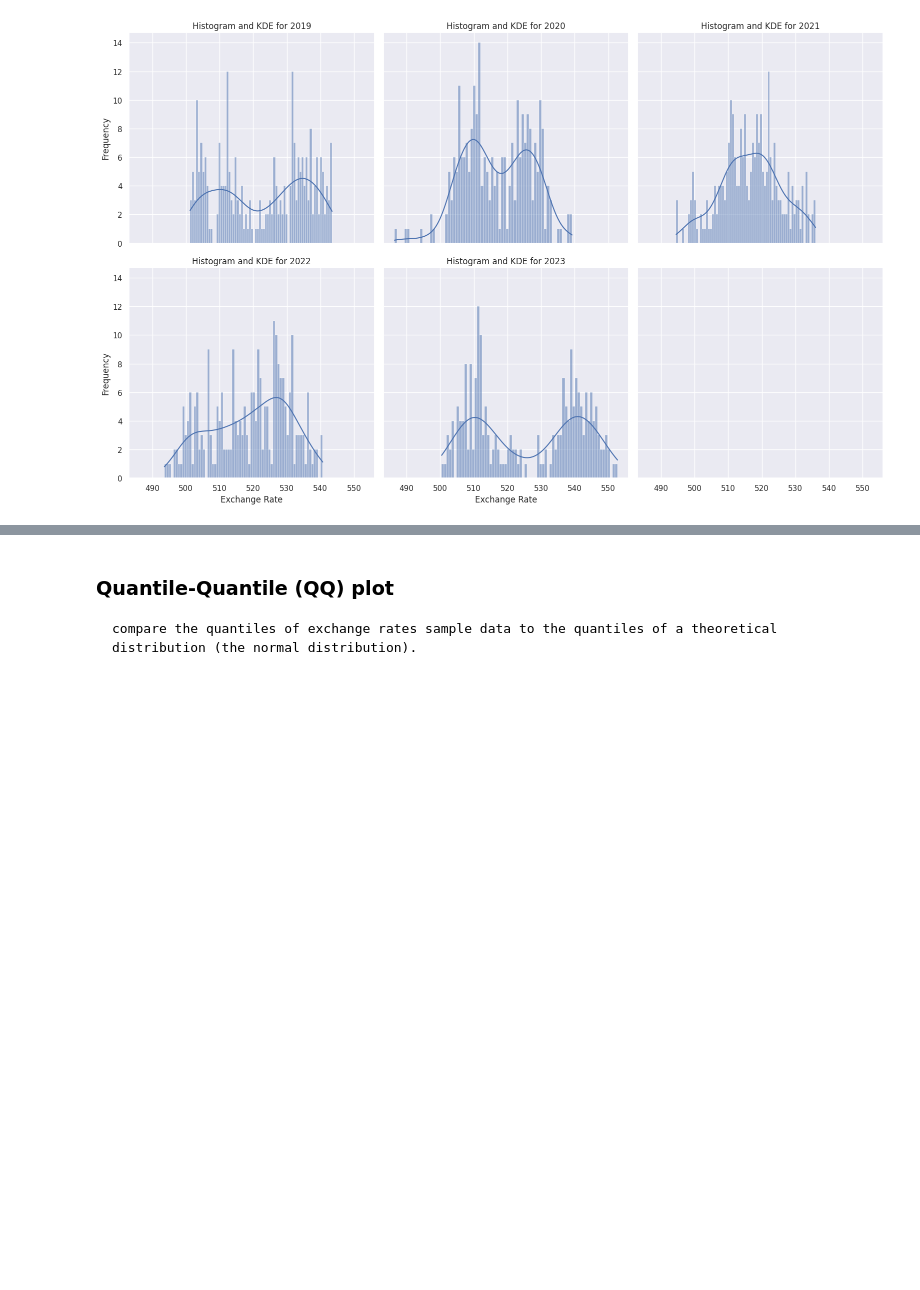
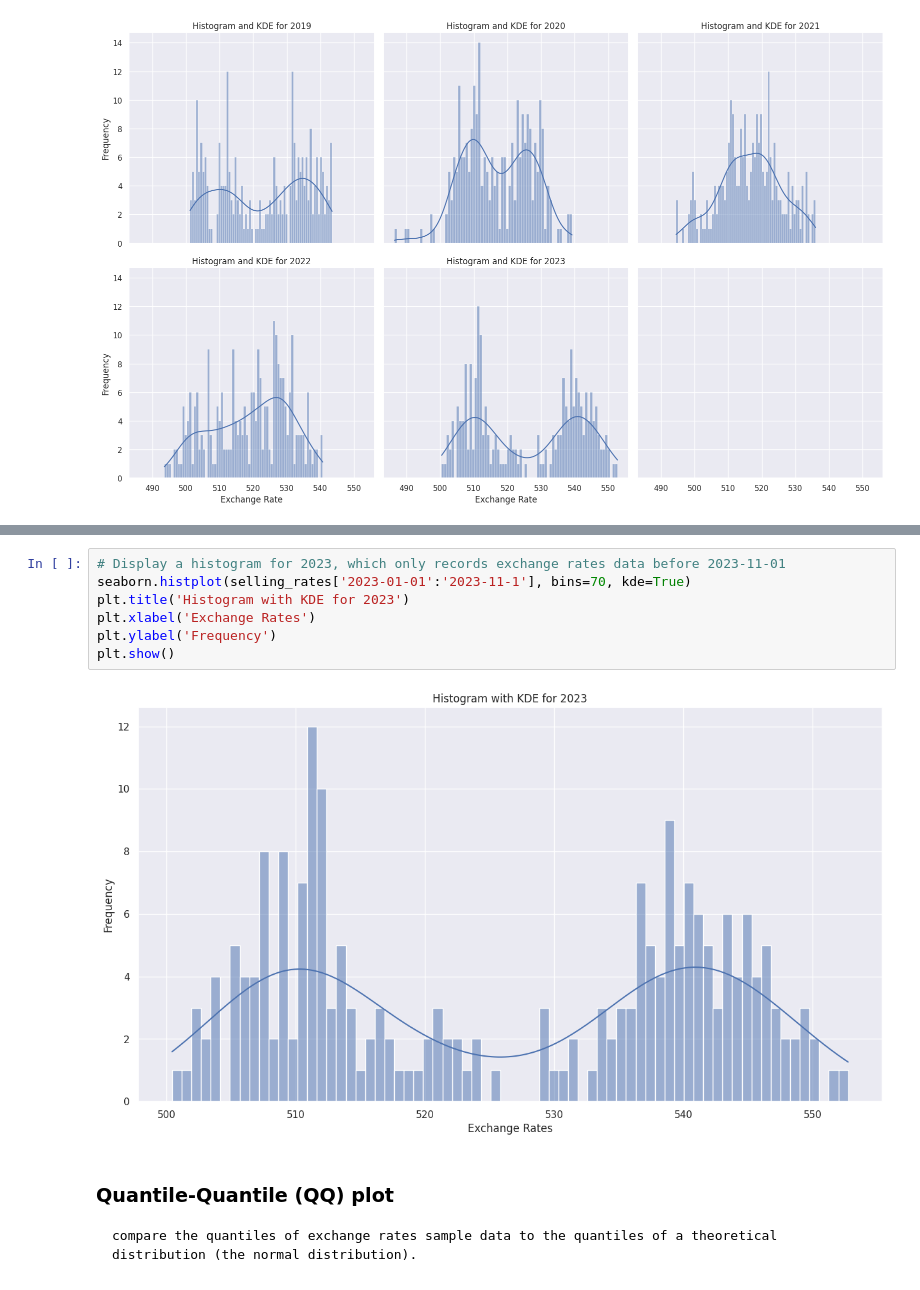
Before and after one commit to 5JKY/Project, a Jupyter notebook: data_visualization.ipynb, the cells around one changed output, grey strips where cells are left out. Saved outputs shown, nothing was run; the diff lists cells and outputs as text; blank space fills up the shorter version.

Commit message:
plot histogram for overall and each year respectively

```diff
--- a/data_visualization.ipynb
+++ b/data_visualization.ipynb
@@ -290,6 +288,15 @@ plt.tight_layout()
 plt.show()
 # %% [output]
 [figure]
+# %%
+# Display a histogram for 2023, which only records exchange rates data before 2023-11-01
+seaborn.histplot(selling_rates['2023-01-01':'2023-11-1'], bins=70, kde=True)
+plt.title('Histogram with KDE for 2023')
+plt.xlabel('Exchange Rates')
+plt.ylabel('Frequency')
+plt.show()
+# %% [output]
+[figure, added]
 # %% [markdown]
 ### Quantile-Quantile (QQ) plot
     compare the quantiles of exchange rates sample data to the quantiles of a theoretical distribution (the normal distribution).
```
Also changed, not shown: parts of 1 cell of this notebook, 5 other files.
